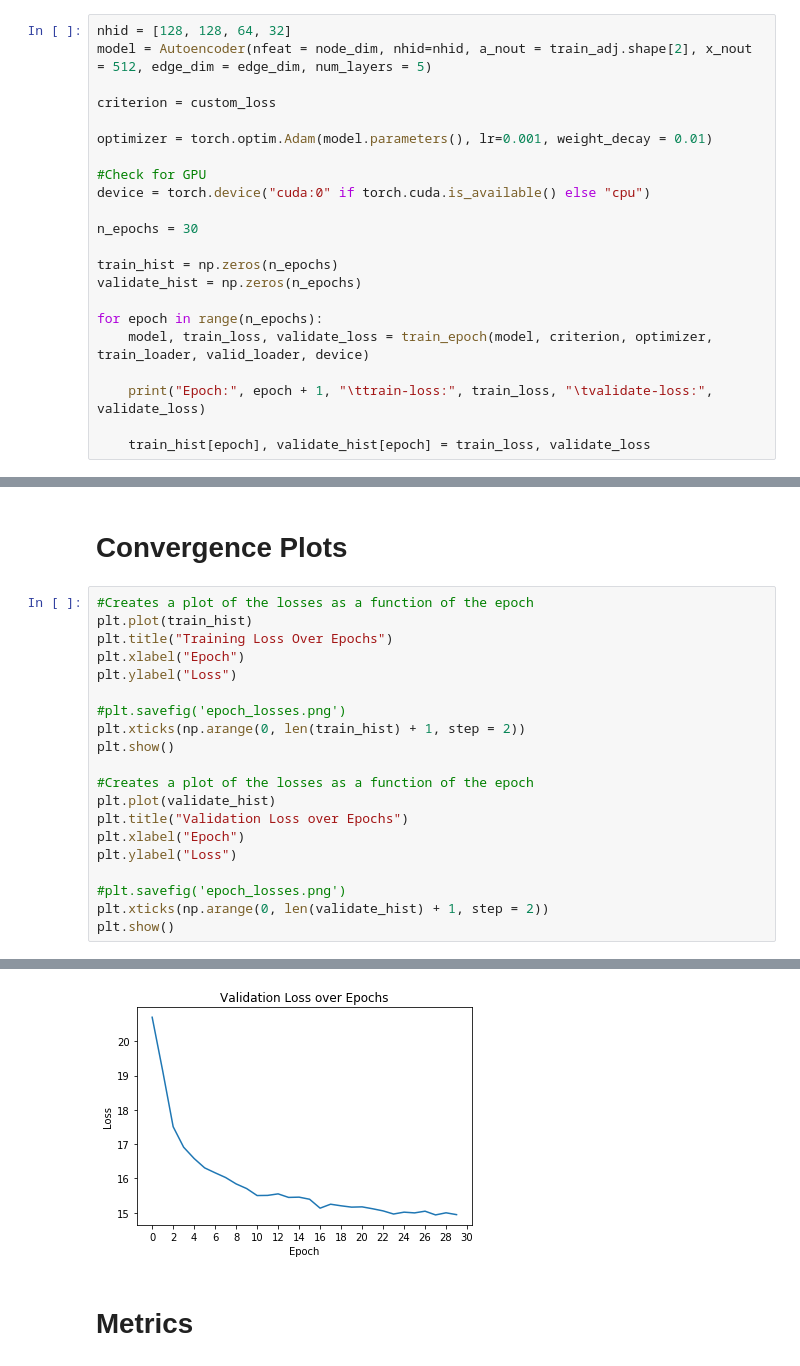
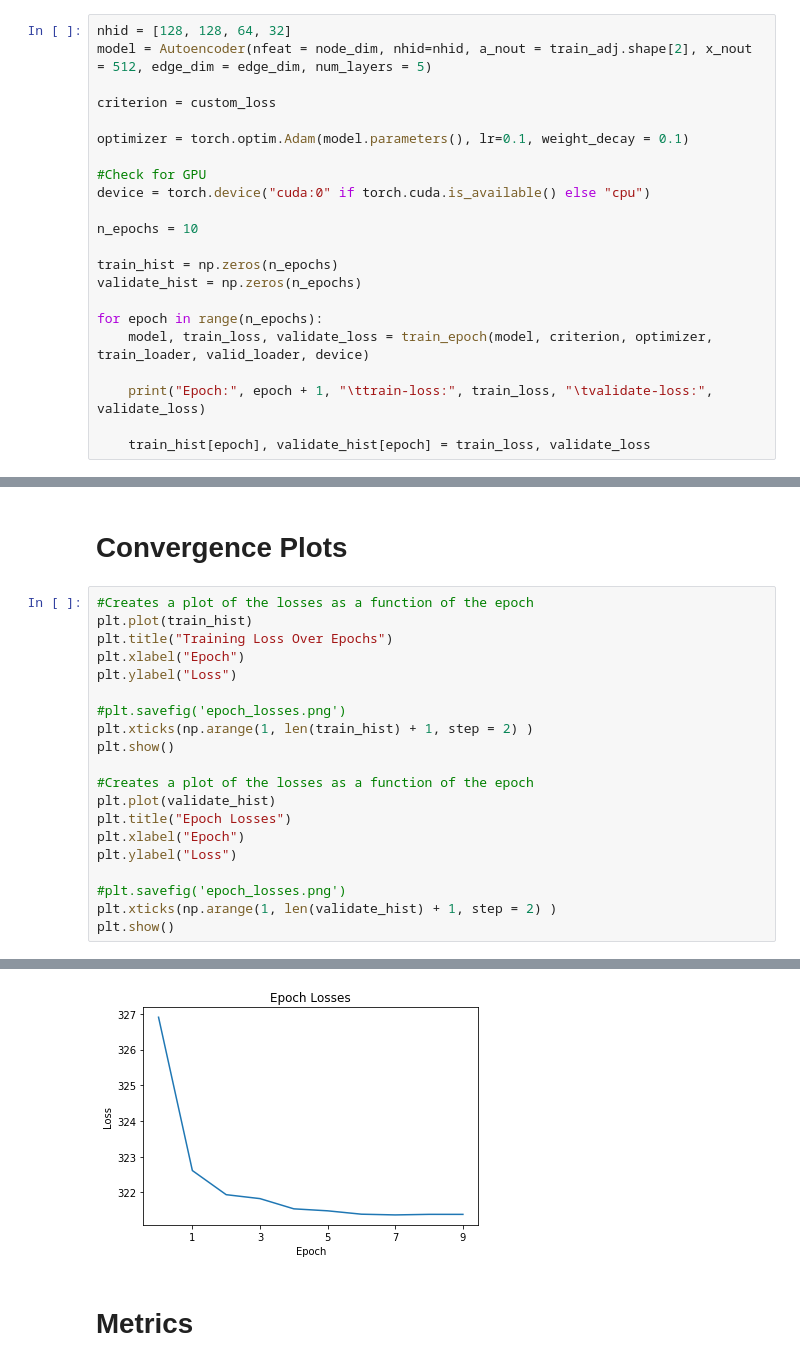
Before and after one commit to djwalker200/AnomalyDetection, a Jupyter notebook: AutoencoderModel/Autoencoder.ipynb, the cells around one changed output, grey strips where cells are left out. Saved outputs shown, nothing was run; the diff lists cells and outputs as text.

```diff
--- a/AutoencoderModel/Autoencoder.ipynb
+++ b/AutoencoderModel/Autoencoder.ipynb
@@ -351,12 +351,12 @@ model = Autoencoder(nfeat = node_dim, nhid=nhid, a_nout = train_adj.shape[2], x_
 
 criterion = custom_loss
 
-optimizer = torch.optim.Adam(model.parameters(), lr=0.001, weight_decay = 0.01)
+optimizer = torch.optim.Adam(model.parameters(), lr=0.1, weight_decay = 0.1)
 
 #Check for GPU
 device = torch.device("cuda:0" if torch.cuda.is_available() else "cpu")
 
-n_epochs = 30
+n_epochs = 10
 
 train_hist = np.zeros(n_epochs)
 validate_hist = np.zeros(n_epochs)
@@ -395,16 +388,16 @@ plt.xlabel("Epoch")
 plt.ylabel("Loss")
 
 #plt.savefig('epoch_losses.png')
-plt.xticks(np.arange(0, len(train_hist) + 1, step = 2))
+plt.xticks(np.arange(1, len(train_hist) + 1, step = 2) )
 plt.show()
 
 #Creates a plot of the losses as a function of the epoch
 plt.plot(validate_hist)
-plt.title("Validation Loss over Epochs")
+plt.title("Epoch Losses")
 plt.xlabel("Epoch")
 plt.ylabel("Loss")
 
 #plt.savefig('epoch_losses.png')
-plt.xticks(np.arange(0, len(validate_hist) + 1, step = 2))
+plt.xticks(np.arange(1, len(validate_hist) + 1, step = 2) )
 plt.show()
 # %% [output]
@@ -412,4 +405,4 @@ plt.show()
-[figure, old version]
+[figure, new version]
 # %% [markdown]
 # Metrics
 # %%
```
Also changed, not shown: parts of 7 cells of this notebook.
